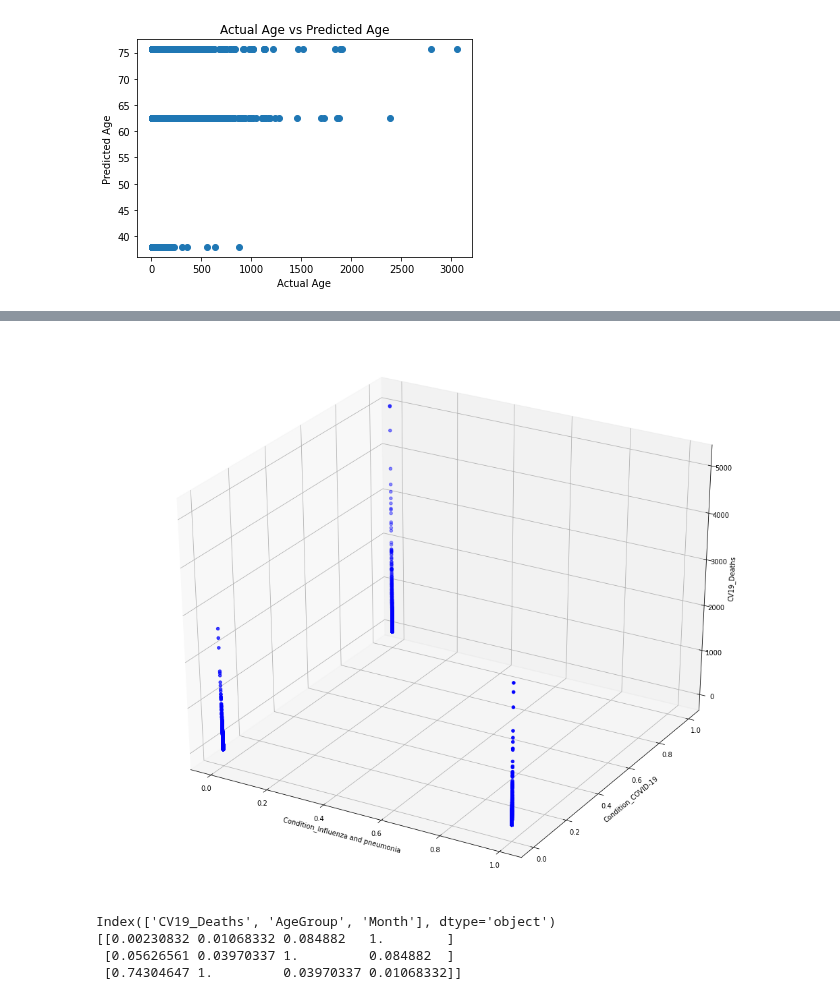
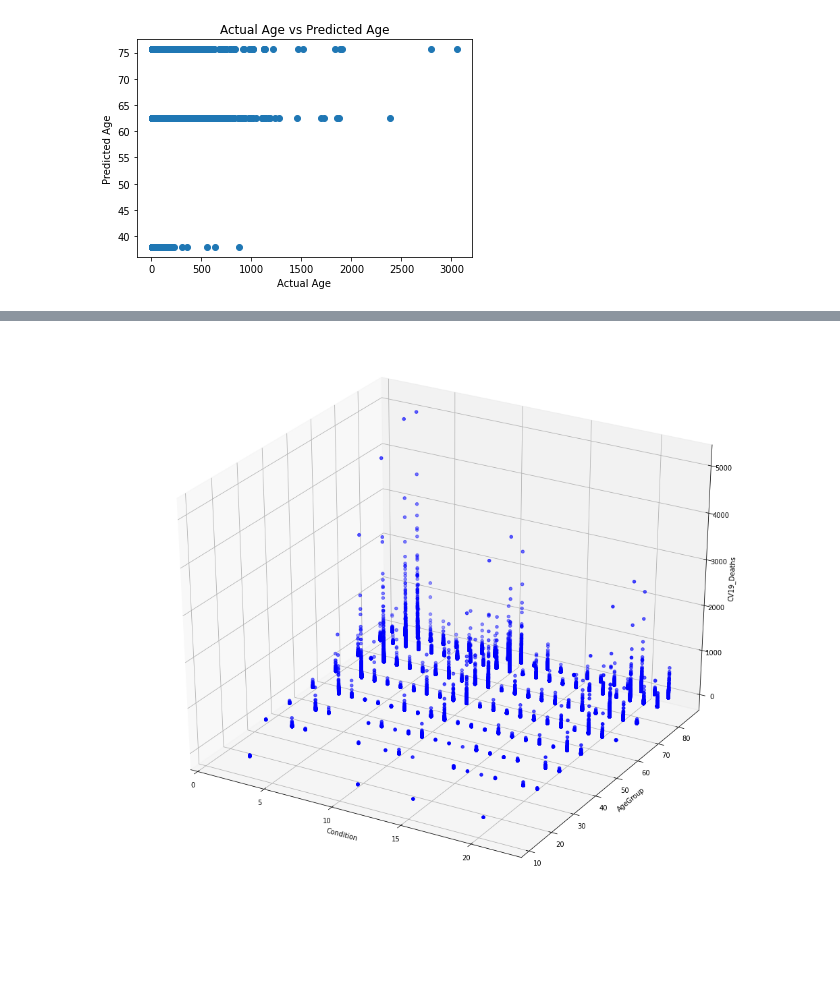
Before and after one commit to JScottLopez/github-ds, a Jupyter notebook: TIM_6500_JSLopez.ipynb, the cells around one changed output, grey strips where cells are left out. Saved outputs shown, nothing was run; the diff lists cells and outputs as text; code cells hidden in the pictures; blank space fills up the shorter version.

```diff
--- a/TIM_6500_JSLopez.ipynb
+++ b/TIM_6500_JSLopez.ipynb
@@ -69,7 +69,7 @@ df.drop(index_names, inplace = True)
 df = df.reset_index(drop=True)
 
 #drop non-relevant columns
-df.drop(['Data As Of', 'Start Date', 'End Date', 'ConditionGroup', 'Number of Mentions', 'Flag'], axis=1, inplace=True)
+df.drop(['Data As Of', 'Start Date', 'End Date', 'ConditionGroup', 'ICD10_codes', 'Number of Mentions', 'Flag'], axis=1, inplace=True)
 
 #remove all non-relevant values from State column
 df = df[~df.State.str.contains('District of Columbia|New York City|Puerto Rico|United States', regex=True)]
@@ -81,8 +81,6 @@ df = df[~df.Group.str.contains('By Year|By Total', regex=True)]
 #drop non-relevant rows
 row_index = df[df['Condition'] == 'All other conditions and causes (residual)'].index
 df.drop(row_index, inplace = True)
-
-df = df.reset_index(drop=True)
 
 #remove commas from CV19_Deaths column
 df['CV19_Deaths']=df['CV19_Deaths'].str.replace(',','')
@@ -108,6 +106,30 @@ df['AgeGroup']=df['AgeGroup'].str.replace('+','')
 df['AgeGroup'] = df['AgeGroup'].astype(float, errors = 'raise')
 
 #replace condition with ICD numerical codes?
+df['Condition']=df['Condition'].str.replace('Adult respiratory distress syndrome','1.0')
+df['Condition']=df['Condition'].str.replace('Alzheimer disease','2.0')
+df['Condition']=df['Condition'].str.replace('COVID-19','3.0')
+df['Condition']=df['Condition'].str.replace('Cardiac arrest','4.0')
+df['Condition']=df['Condition'].str.replace('Cardiac arrhythmia','5.0')
+df['Condition']=df['Condition'].str.replace('Cerebrovascular diseases','6.0')
+df['Condition']=df['Condition'].str.replace('Chronic lower respiratory diseases','7.0')
+df['Condition']=df['Condition'].str.replace('Diabetes','8.0')
+df['Condition']=df['Condition'].str.replace('Heart failure','9.0')
+df['Condition']=df['Condition'].str.replace('Hypertensive diseases','10.0')
+df['Condition']=df['Condition'].str.replace('Influenza and pneumonia','11.0')
+df['Condition']=df['Condition'].str.replace('Intentional and unintentional injury, poisoning, and other adverse events','12.0')
+df['Condition']=df['Condition'].str.replace('Ischemic heart disease','13.0')
+df['Condition']=df['Condition'].str.replace('Malignant neoplasms','14.0')
+df['Condition']=df['Condition'].str.replace('Obesity','15.0')
+df['Condition']=df['Condition'].str.replace('Other diseases of the circulatory system','16.0')
+df['Condition']=df['Condition'].str.replace('Other diseases of the respiratory system','17.0')
+df['Condition']=df['Condition'].str.replace('Renal failure','18.0')
+df['Condition']=df['Condition'].str.replace('Respiratory arrest','19.0')
+df['Condition']=df['Condition'].str.replace('Respiratory failure','20.0')
+df['Condition']=df['Condition'].str.replace('Sepsis','21.0')
+df['Condition']=df['Condition'].str.replace('Vascular and unspecified dementia','22.0')
+df['Condition'] = df['Condition'].astype(float, errors = 'raise')
 
+df = df.reset_index(drop=True)
 display(df)
 # %% [output]
@@ -360,33 +374,25 @@ Text(0, 0.5, 'CV19_Deaths')
 # %%
+#full data frame with dummy colums
+import numpy as np
+
 %matplotlib inline
 import numpy as np
 import os
 import matplotlib.pyplot as plt
 from mpl_toolkits.mplot3d import Axes3D
 
 fig = plt.figure(figsize=(18,15))
 ax = fig.add_subplot(111, projection='3d')
 
-ax.scatter(cond['Condition_Influenza and pneumonia'],
-          cond['Condition_COVID-19'],
-          cond['CV19_Deaths'],
+ax.scatter(df['Condition'],
+          df['AgeGroup'],
+          df['CV19_Deaths'],
           c='b')
 
-ax.set_xlabel("Condition_Influenza and pneumonia")
-ax.set_ylabel("Condition_COVID-19")
+
+ax.set_xlabel("Condition")
+ax.set_ylabel("AgeGroup")
 ax.set_zlabel("CV19_Deaths")
 plt.show()
 # %% [output]
-[figure, old version]
+[figure, new version]
-# %%
-#combined dataframe using float values for Age Group and maybe condition?
-#corr = df.corr()
-#print(corr)
-
-print(df.corr().abs().nlargest(3, 'CV19_Deaths').index)
-print(df.corr().abs().nlargest(3, 'CV19_Deaths').values[:13])
-# %% [output]
-Index(['CV19_Deaths', 'AgeGroup', 'Month'], dtype='object')
-[[0.00230832 0.01068332 0.084882   1.        ]
- [0.05626561 0.03970337 1.         0.084882  ]
- [0.74304647 1.         0.03970337 0.01068332]]
```
Also changed, not shown: parts of 16 cells of this notebook.
